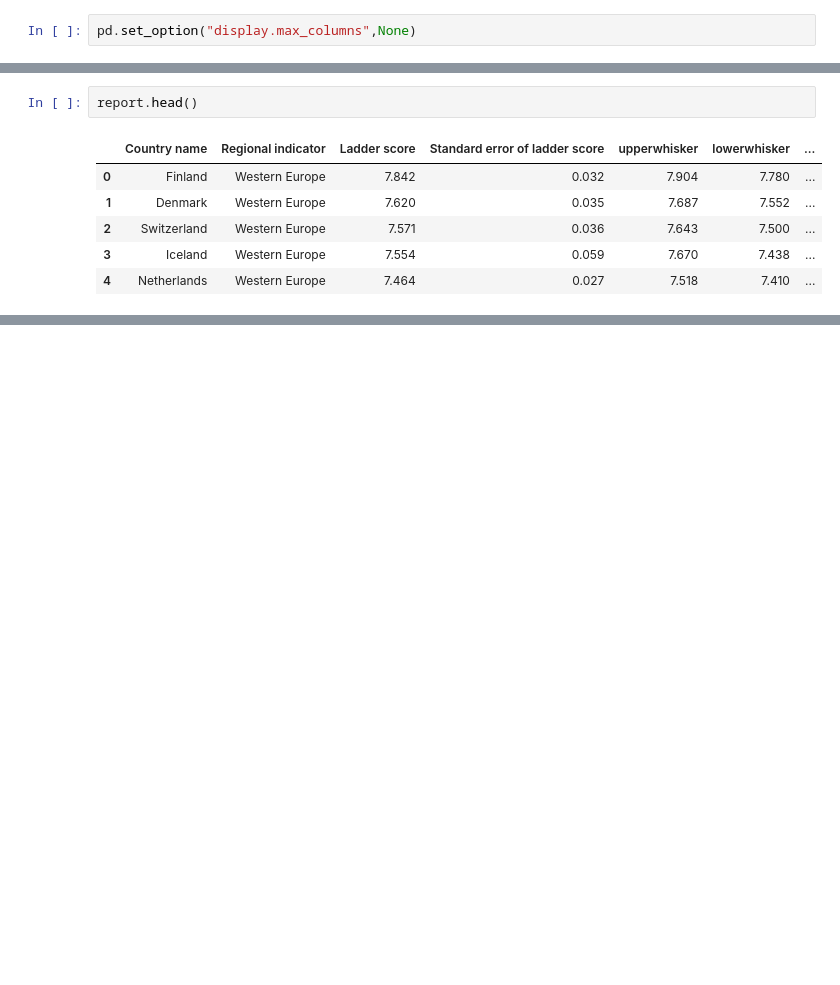
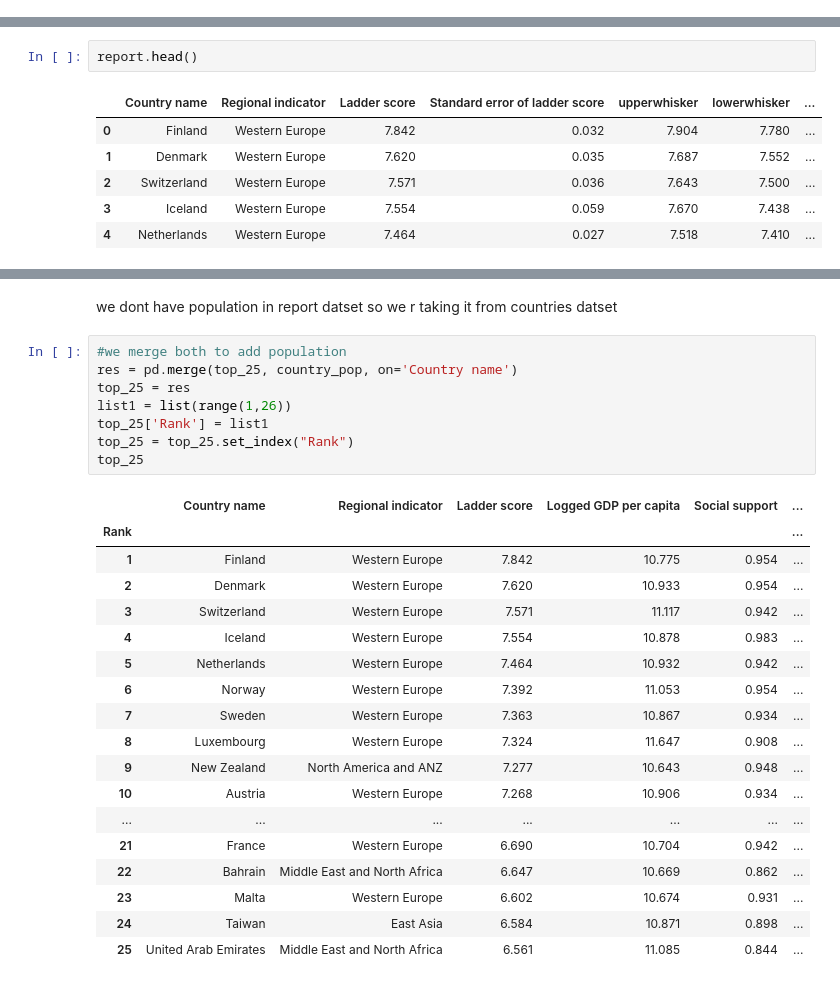
Before and after one commit to JyotsnaBN/EDA_World_Happiness_Report, a Jupyter notebook: file1.ipynb, the cells around one changed output, grey strips where cells are left out. Drawn from its saved outputs; the diff is of its cells as text; blank space fills up the shorter version.

```diff
--- a/file1.ipynb
+++ b/file1.ipynb
@@ -92,2 +26,0 @@ Series([], dtype: int64)
-# %%
-pd.set_option("display.max_columns",None)
@@ -175,0 +113,29 @@ for col in rep_cols:
+# %% [markdown]
+we dont have population in report datset so we r taking it from countries datset
+# %%
+#we merge both to add population
+res = pd.merge(top_25, country_pop, on='Country name')
+top_25 = res
+list1 = list(range(1,26))
+top_25['Rank'] = list1
+top_25 = top_25.set_index("Rank")
+top_25
+# %% [output]
+|  | Country name | Regional indicator | Ladder score | Logged GDP per capita | Social support | ... |
+| Rank |  |  |  |  |  | ... |
+| 1 | Finland | Western Europe | 7.842 | 10.775 | 0.954 | ... |
+| 2 | Denmark | Western Europe | 7.620 | 10.933 | 0.954 | ... |
+| 3 | Switzerland | Western Europe | 7.571 | 11.117 | 0.942 | ... |
+| 4 | Iceland | Western Europe | 7.554 | 10.878 | 0.983 | ... |
+| 5 | Netherlands | Western Europe | 7.464 | 10.932 | 0.942 | ... |
+| 6 | Norway | Western Europe | 7.392 | 11.053 | 0.954 | ... |
+| 7 | Sweden | Western Europe | 7.363 | 10.867 | 0.934 | ... |
+| 8 | Luxembourg | Western Europe | 7.324 | 11.647 | 0.908 | ... |
+| 9 | New Zealand | North America and ANZ | 7.277 | 10.643 | 0.948 | ... |
+| 10 | Austria | Western Europe | 7.268 | 10.906 | 0.934 | ... |
+| ... | ... | ... | ... | ... | ... | ... |
+| 21 | France | Western Europe | 6.690 | 10.704 | 0.942 | ... |
+| 22 | Bahrain | Middle East and North Africa | 6.647 | 10.669 | 0.862 | ... |
+| 23 | Malta | Western Europe | 6.602 | 10.674 | 0.931 | ... |
+| 24 | Taiwan | East Asia | 6.584 | 10.871 | 0.898 | ... |
+| 25 | United Arab Emirates | Middle East and North Africa | 6.561 | 11.085 | 0.844 | ... |
```
Also changed, not shown: parts of 37 cells of this notebook.
